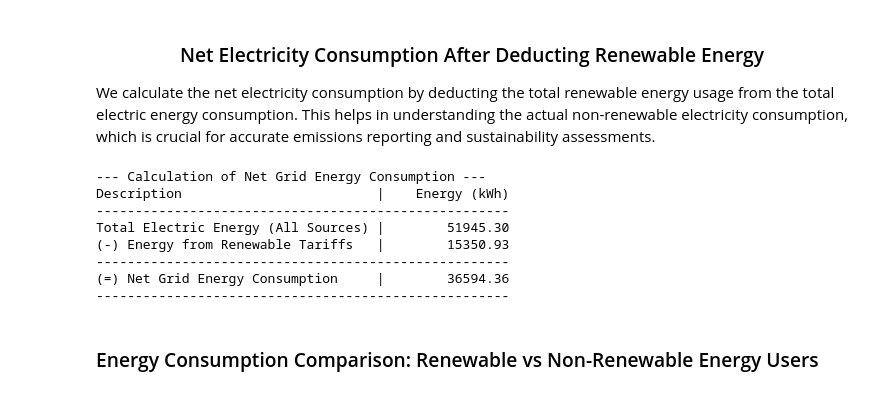
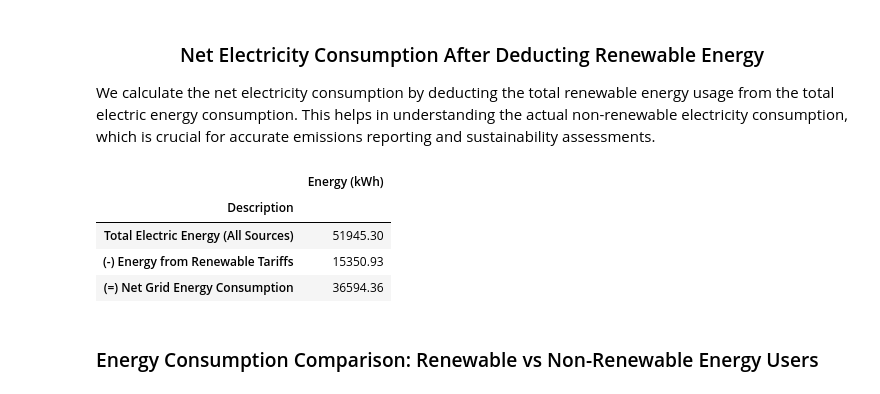
Before and after one commit to jduquegonzalez/Homeworking-Emissions-Methodology, a Jupyter notebook: Homeworking_Emissions_Methodology.ipynb, the cells around one changed output. Cells and saved outputs as stored; diff of their text form; code cells hidden in the pictures.

```diff
--- a/Homeworking_Emissions_Methodology.ipynb
+++ b/Homeworking_Emissions_Methodology.ipynb
@@ -886,24 +904,31 @@ We calculate the net electricity consumption by deducting the total renewable en
 # %%
 # Deduct renewable energy from the total electric energy
 net_electric_energy_kWh = total_electric_energy_kWh - total_electric_energy_kWh_renewable
 
-print("--- Calculation of Net Grid Energy Consumption ---")
-print(f"{'Description':<35} | {'Energy (kWh)':>15}")
-print("-" * 53)
-print(f"{'Total Electric Energy (All Sources)':<35} | {total_electric_energy_kWh:>15.2f}")
-print(f"{'(-) Energy from Renewable Tariffs':<35} | {total_electric_energy_kWh_renewable:>15.2f}")
-print("-" * 53)
-print(f"{'(=) Net Grid Energy Consumption':<35} | {net_electric_energy_kWh:>15.2f}")
-print("-" * 53)
+# Create a dictionary with the calculation components
+net_energy_data = {
+    'Description': [
+        'Total Electric Energy (All Sources)',
+        '(-) Energy from Renewable Tariffs',
+        '(=) Net Grid Energy Consumption'
+    ],
+    'Energy (kWh)': [
+        total_electric_energy_kWh,
+        total_electric_energy_kWh_renewable,
+        net_electric_energy_kWh
+    ]
+}
+
+# Create the DataFrame
+net_energy_df = pd.DataFrame(net_energy_data)
+
+net_energy_df.set_index('Description').round(2)
 # %% [output]
---- Calculation of Net Grid Energy Consumption ---
-Description                         |    Energy (kWh)
------------------------------------------------------
-Total Electric Energy (All Sources) |        51945.30
-(-) Energy from Renewable Tariffs   |        15350.93
------------------------------------------------------
-(=) Net Grid Energy Consumption     |        36594.36
------------------------------------------------------
+|  | Energy (kWh) |
+| Description |  |
+| Total Electric Energy (All Sources) | 51945.30 |
+| (-) Energy from Renewable Tariffs | 15350.93 |
+| (=) Net Grid Energy Consumption | 36594.36 |
 # %% [markdown]
 ### Energy Consumption Comparison: Renewable vs Non-Renewable Energy Users
 # %%
```
Also changed, not shown: parts of 3 cells of this notebook.
